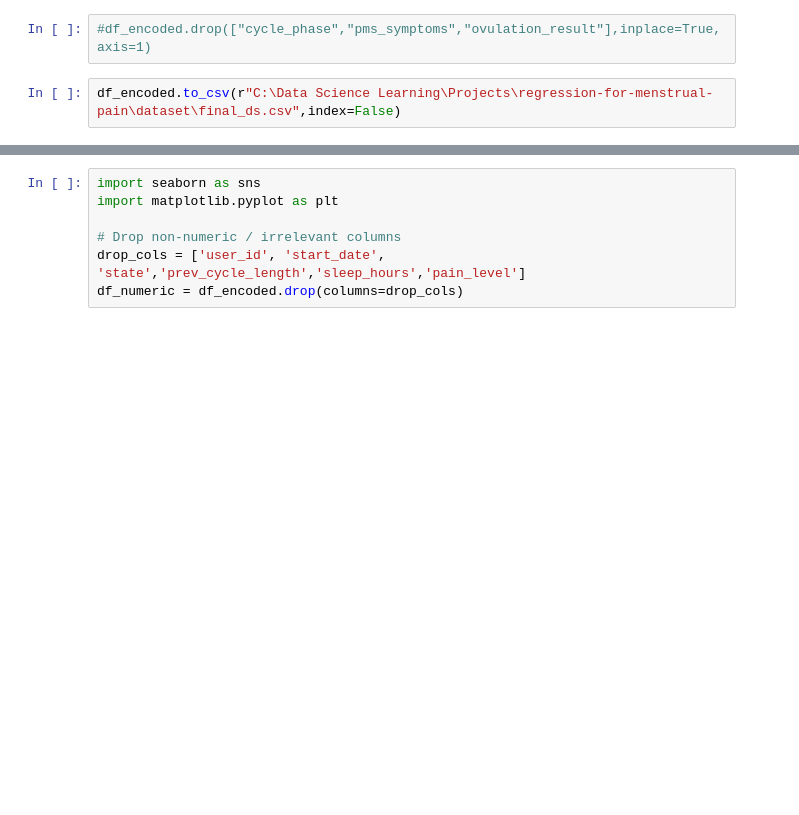
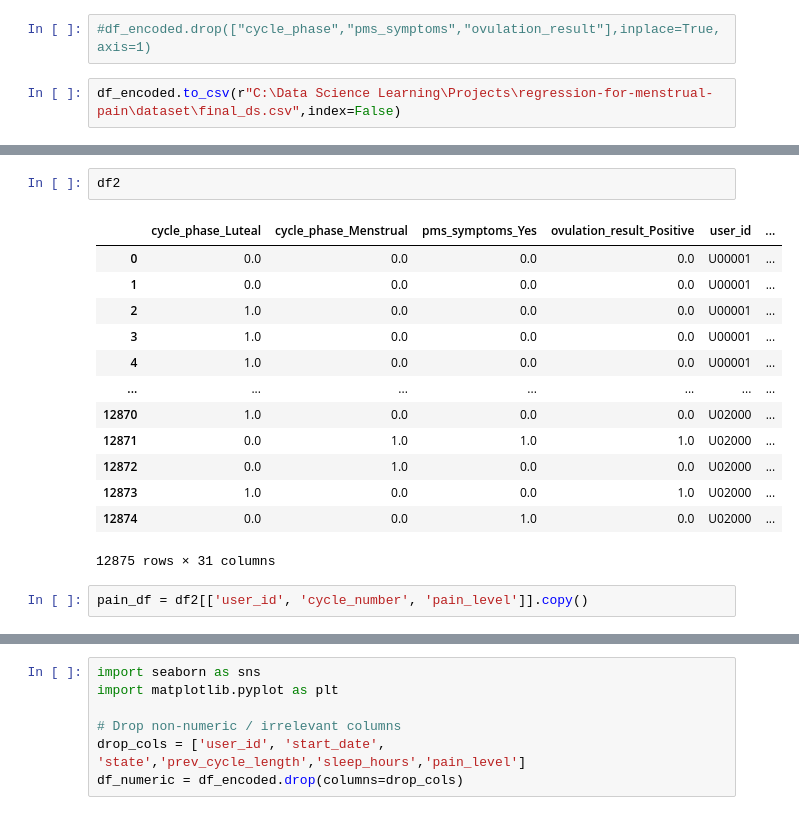
Before and after one commit to Parasshirishvaidya/regression-for-menstrual-pain, a Jupyter notebook: Notebooks/Feature_Engineering.ipynb, the cells around one changed output, grey strips where cells are left out. Drawn from its saved outputs; the diff is of its cells as text; blank space fills up the shorter version.

```diff
--- a/Notebooks/Feature_Engineering.ipynb
+++ b/Notebooks/Feature_Engineering.ipynb
@@ -117,0 +127,18 @@ df_encoded.to_csv(r"C:\Data Science Learning\Projects\regression-for-menstrual-p
+# %%
+df2
+# %% [output]
+|  | cycle_phase_Luteal | cycle_phase_Menstrual | pms_symptoms_Yes | ovulation_result_Positive | user_id | ... |
+| 0 | 0.0 | 0.0 | 0.0 | 0.0 | U00001 | ... |
+| 1 | 0.0 | 0.0 | 0.0 | 0.0 | U00001 | ... |
+| 2 | 1.0 | 0.0 | 0.0 | 0.0 | U00001 | ... |
+| 3 | 1.0 | 0.0 | 0.0 | 0.0 | U00001 | ... |
+| 4 | 1.0 | 0.0 | 0.0 | 0.0 | U00001 | ... |
+| ... | ... | ... | ... | ... | ... | ... |
+| 12870 | 1.0 | 0.0 | 0.0 | 0.0 | U02000 | ... |
+| 12871 | 0.0 | 1.0 | 1.0 | 1.0 | U02000 | ... |
+| 12872 | 0.0 | 1.0 | 0.0 | 0.0 | U02000 | ... |
+| 12873 | 1.0 | 0.0 | 0.0 | 1.0 | U02000 | ... |
+| 12874 | 0.0 | 0.0 | 1.0 | 0.0 | U02000 | ... |
+12875 rows × 31 columns
+# %%
+pain_df = df2[['user_id', 'cycle_number', 'pain_level']].copy()
```
Also changed, not shown: parts of 11 cells of this notebook.
